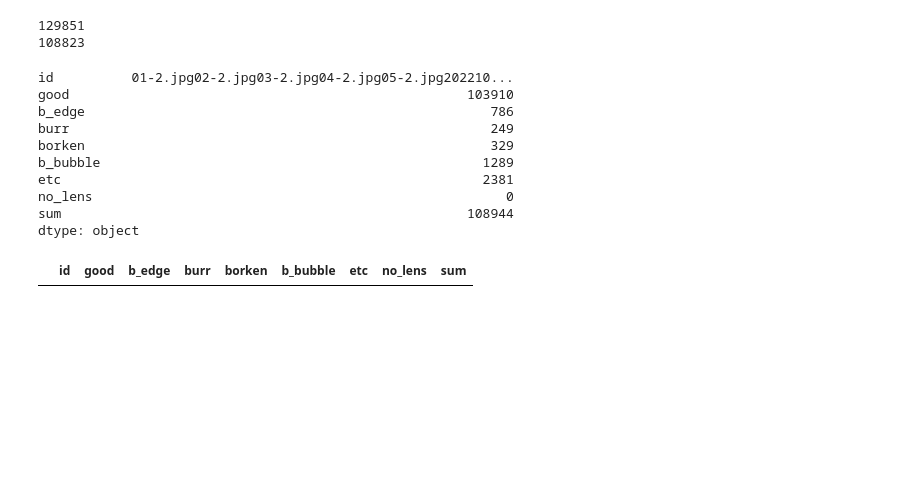
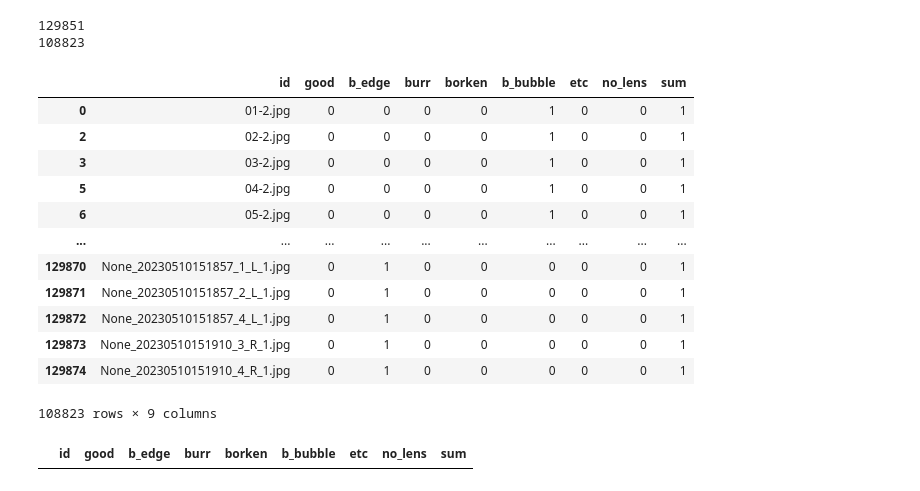
Before and after one commit to sidsid84-kor/xeception, a Jupyter notebook: make_dataset.ipynb, the cells around one changed output. Drawn from its saved outputs; the diff is of its cells as text; code cells hidden in the pictures; blank space fills up the shorter version.

```diff
--- a/make_dataset.ipynb
+++ b/make_dataset.ipynb
@@ -28,11 +28,11 @@ def validate_dataset(df, img_dir):
     print("Not founded images (Num) : ",count)
     return df
 # %%
-base_path = './data/images/'
-target_path = './data/images2/'
-os.makedirs(target_path, exist_ok=True)
+base_path = r"E:\claassifier/images/"
+target_path = r"E:\claassifier/images2/"
+os.makedirs(r"E:\claassifier/images2/", exist_ok=True)
 
-df = pd.read_csv('./data/' + "result.csv")
+df = pd.read_csv(base_path + "result.csv")
 df = validate_dataset(df=df, img_dir=base_path)
 col_list = df.columns
 col_list
@@ -48,18 +48,21 @@ print(len(df))
 129851
 108823
 # %%
-df.sum()
+df
 # %% [output]
+|  | id | good | b_edge | burr | borken | b_bubble | etc | no_lens | sum |
+| 0 | 01-2.jpg | 0 | 0 | 0 | 0 | 1 | 0 | 0 | 1 |
+| 2 | 02-2.jpg | 0 | 0 | 0 | 0 | 1 | 0 | 0 | 1 |
+| 3 | 03-2.jpg | 0 | 0 | 0 | 0 | 1 | 0 | 0 | 1 |
+| 5 | 04-2.jpg | 0 | 0 | 0 | 0 | 1 | 0 | 0 | 1 |
+| 6 | 05-2.jpg | 0 | 0 | 0 | 0 | 1 | 0 | 0 | 1 |
+| ... | ... | ... | ... | ... | ... | ... | ... | ... | ... |
+| 129870 | None_20230510151857_1_L_1.jpg | 0 | 1 | 0 | 0 | 0 | 0 | 0 | 1 |
+| 129871 | None_20230510151857_2_L_1.jpg | 0 | 1 | 0 | 0 | 0 | 0 | 0 | 1 |
+| 129872 | None_20230510151857_4_L_1.jpg | 0 | 1 | 0 | 0 | 0 | 0 | 0 | 1 |
+| 129873 | None_20230510151910_3_R_1.jpg | 0 | 1 | 0 | 0 | 0 | 0 | 0 | 1 |
+| 129874 | None_20230510151910_4_R_1.jpg | 0 | 1 | 0 | 0 | 0 | 0 | 0 | 1 |
-id          01-2.jpg02-2.jpg03-2.jpg04-2.jpg05-2.jpg202210...
-good                                                   103910
-b_edge                                                    786
-burr                                                      249
-borken                                                    329
-b_bubble                                                 1289
-etc                                                      2381
-no_lens                                                     0
-sum                                                    108944
-dtype: object
+108823 rows × 9 columns
 # %%
 wrong_df = df.loc[(df['good'] == 1) & (df['sum']>1)]
 wrong_df
```
Also changed, not shown: parts of 10 cells of this notebook, 1 other file.
